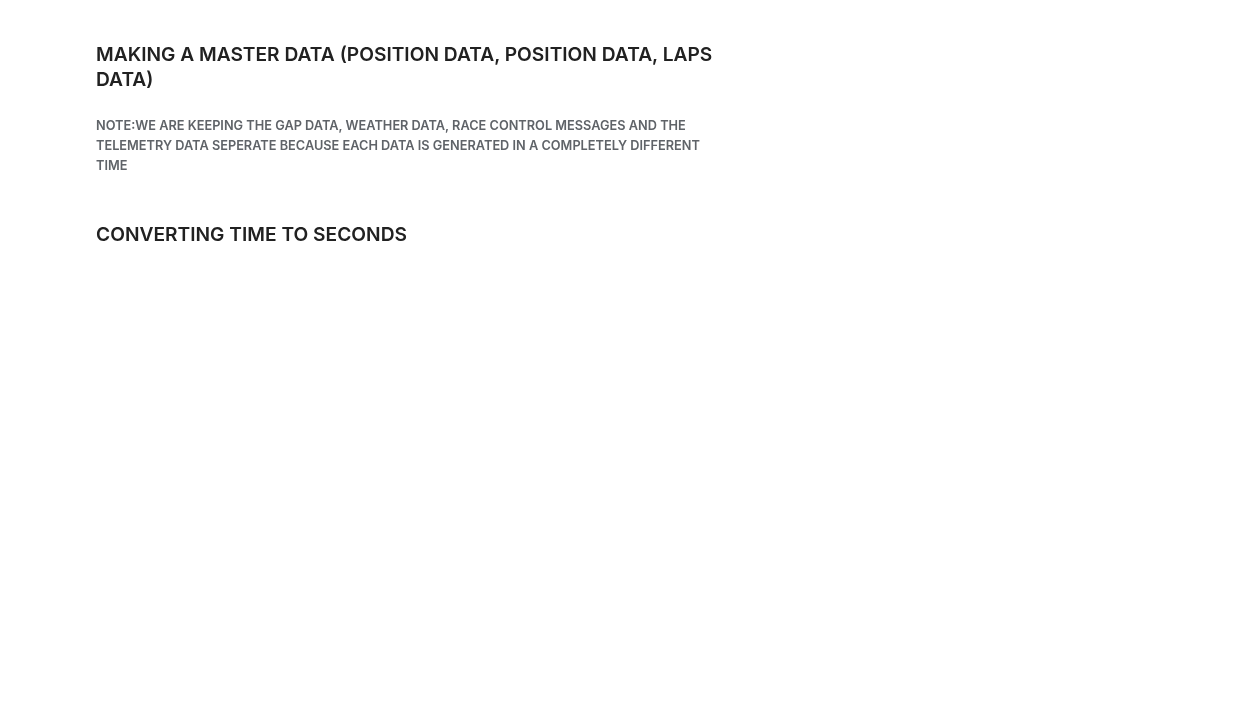
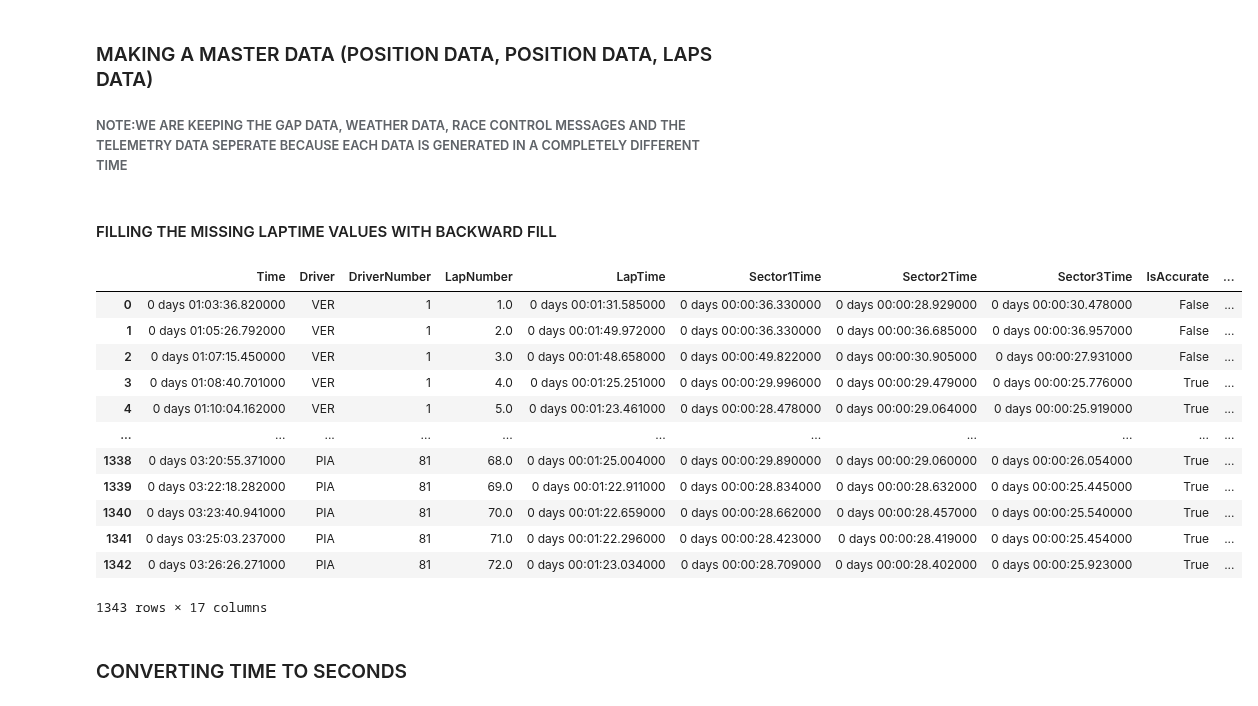
Before and after one commit to PrabhuPugal/Virtual-Race-Engineer, a Jupyter notebook: Virtual Race Engineer.ipynb, the cells around one changed output. Saved outputs shown, nothing was run; the diff lists cells and outputs as text; code cells hidden in the pictures; blank space fills up the shorter version.

```diff
--- a/Virtual Race Engineer.ipynb
+++ b/Virtual Race Engineer.ipynb
@@ -99,6 +99,26 @@ corners_data=circuit_info.corners
 master_data = lap_data.merge(position_data, on=['Driver', 'DriverNumber', 'LapNumber'], how='left')
 master_data = master_data.merge(tyre_data, on=['Driver', 'LapNumber'], how='left')
 master_data = master_data.merge(laps_data, on=['DriverNumber','Time','LapTime'], how='left')
+# %% [markdown]
+#### FILLING THE MISSING LAPTIME VALUES WITH BACKWARD FILL
+# %%
+columns_to_fill=['LapTime','Sector1Time','Sector2Time','Sector3Time']
+master_data[columns_to_fill]=master_data[columns_to_fill].fillna(method='bfill')
+master_data
+# %% [output]
+|  | Time | Driver | DriverNumber | LapNumber | LapTime | Sector1Time | Sector2Time | Sector3Time | IsAccurate | ... |
+| 0 | 0 days 01:03:36.820000 | VER | 1 | 1.0 | 0 days 00:01:31.585000 | 0 days 00:00:36.330000 | 0 days 00:00:28.929000 | 0 days 00:00:30.478000 | False | ... |
+| 1 | 0 days 01:05:26.792000 | VER | 1 | 2.0 | 0 days 00:01:49.972000 | 0 days 00:00:36.330000 | 0 days 00:00:36.685000 | 0 days 00:00:36.957000 | False | ... |
+| 2 | 0 days 01:07:15.450000 | VER | 1 | 3.0 | 0 days 00:01:48.658000 | 0 days 00:00:49.822000 | 0 days 00:00:30.905000 | 0 days 00:00:27.931000 | False | ... |
+| 3 | 0 days 01:08:40.701000 | VER | 1 | 4.0 | 0 days 00:01:25.251000 | 0 days 00:00:29.996000 | 0 days 00:00:29.479000 | 0 days 00:00:25.776000 | True | ... |
+| 4 | 0 days 01:10:04.162000 | VER | 1 | 5.0 | 0 days 00:01:23.461000 | 0 days 00:00:28.478000 | 0 days 00:00:29.064000 | 0 days 00:00:25.919000 | True | ... |
+| ... | ... | ... | ... | ... | ... | ... | ... | ... | ... | ... |
+| 1338 | 0 days 03:20:55.371000 | PIA | 81 | 68.0 | 0 days 00:01:25.004000 | 0 days 00:00:29.890000 | 0 days 00:00:29.060000 | 0 days 00:00:26.054000 | True | ... |
+| 1339 | 0 days 03:22:18.282000 | PIA | 81 | 69.0 | 0 days 00:01:22.911000 | 0 days 00:00:28.834000 | 0 days 00:00:28.632000 | 0 days 00:00:25.445000 | True | ... |
+| 1340 | 0 days 03:23:40.941000 | PIA | 81 | 70.0 | 0 days 00:01:22.659000 | 0 days 00:00:28.662000 | 0 days 00:00:28.457000 | 0 days 00:00:25.540000 | True | ... |
+| 1341 | 0 days 03:25:03.237000 | PIA | 81 | 71.0 | 0 days 00:01:22.296000 | 0 days 00:00:28.423000 | 0 days 00:00:28.419000 | 0 days 00:00:25.454000 | True | ... |
+| 1342 | 0 days 03:26:26.271000 | PIA | 81 | 72.0 | 0 days 00:01:23.034000 | 0 days 00:00:28.709000 | 0 days 00:00:28.402000 | 0 days 00:00:25.923000 | True | ... |
+1343 rows × 17 columns
 # %% [markdown]
 ### CONVERTING TIME TO SECONDS
 # %%
```
Also changed, not shown: parts of 10 cells of this notebook, 3 other files.
